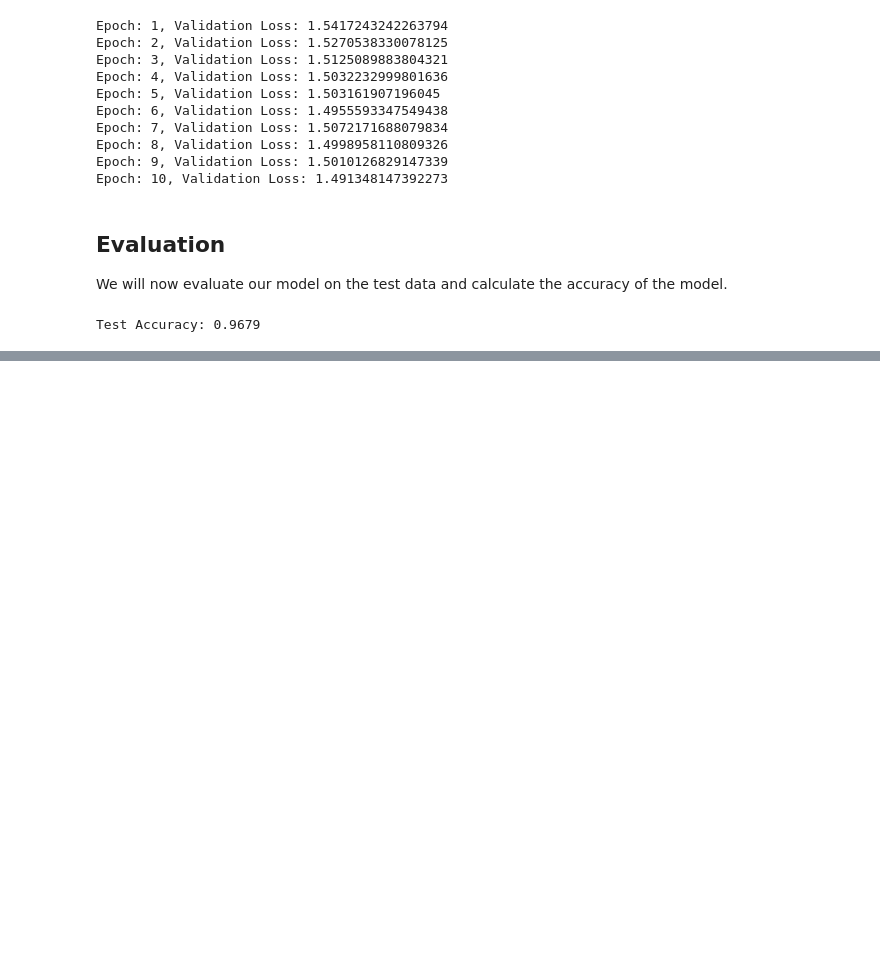
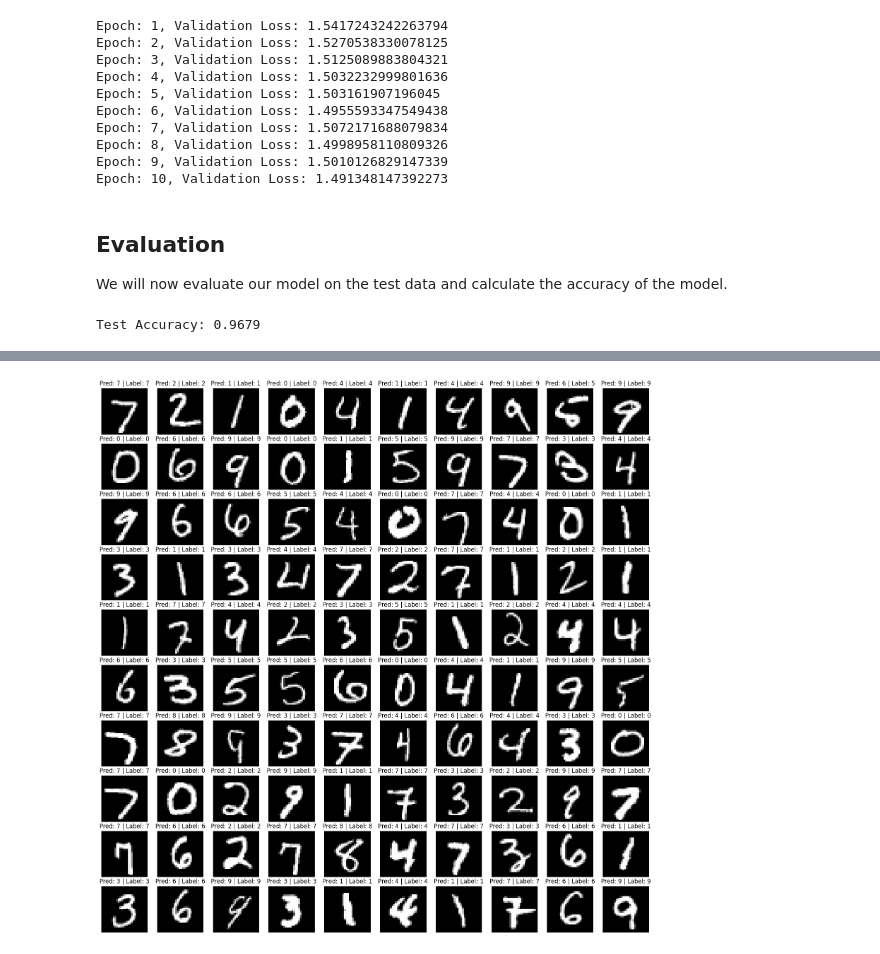
Before and after one commit to Keyhan-Hodaei/Digit-Image-Classification, a Jupyter notebook: MNIST Image Classification.ipynb, the cells around one changed output, grey strips where cells are left out. Saved outputs shown, nothing was run; the diff lists cells and outputs as text; code cells hidden in the pictures; blank space fills up the shorter version.

Commit message:
visualized test data

```diff
--- a/MNIST Image Classification.ipynb
+++ b/MNIST Image Classification.ipynb
@@ -167,0 +171,10 @@ Test Accuracy: 0.9679
+# %%
+plt.figure(figsize=(20, 20))
+for i in range(100):
+    plt.subplot(10, 10, i+1)
+    plt.imshow(X_test[i].reshape(28, 28), cmap='gray')
+    plt.title(f'Pred: {y_pred[i]} | Label: {y_test[i]}')
+    plt.axis('off')
+plt.show()
+# %% [output]
+[figure, added]
```
Also changed, not shown: parts of 2 cells of this notebook.
